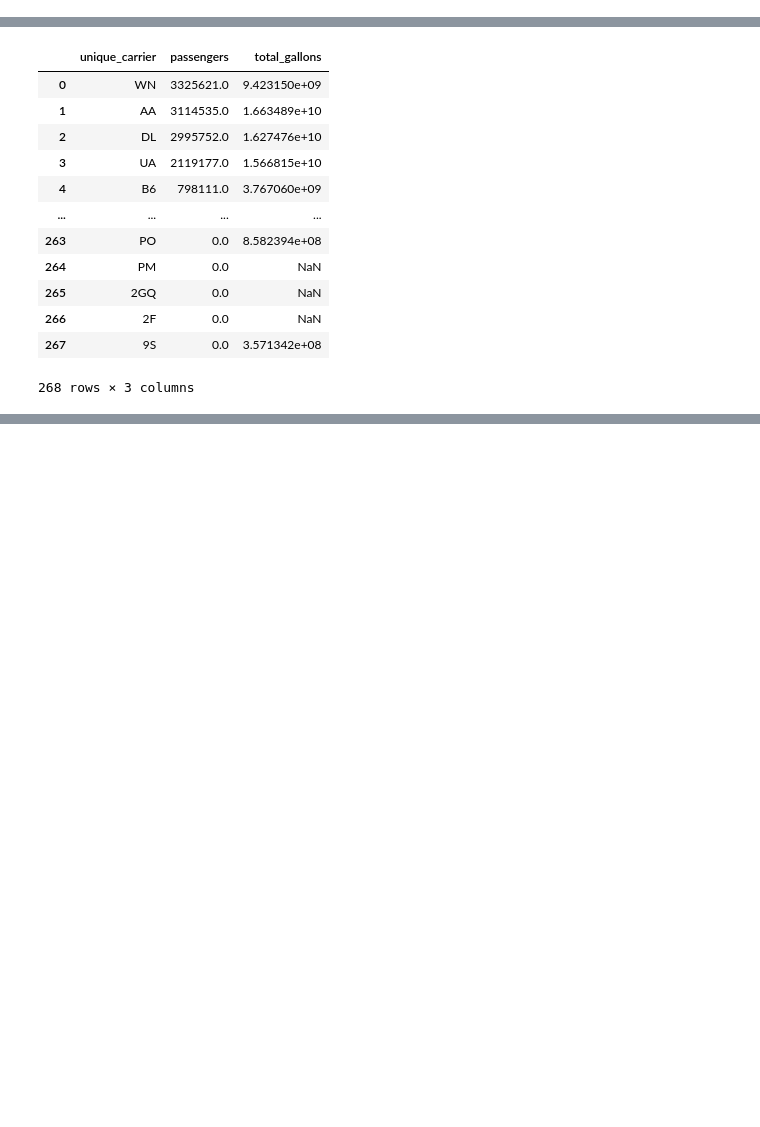
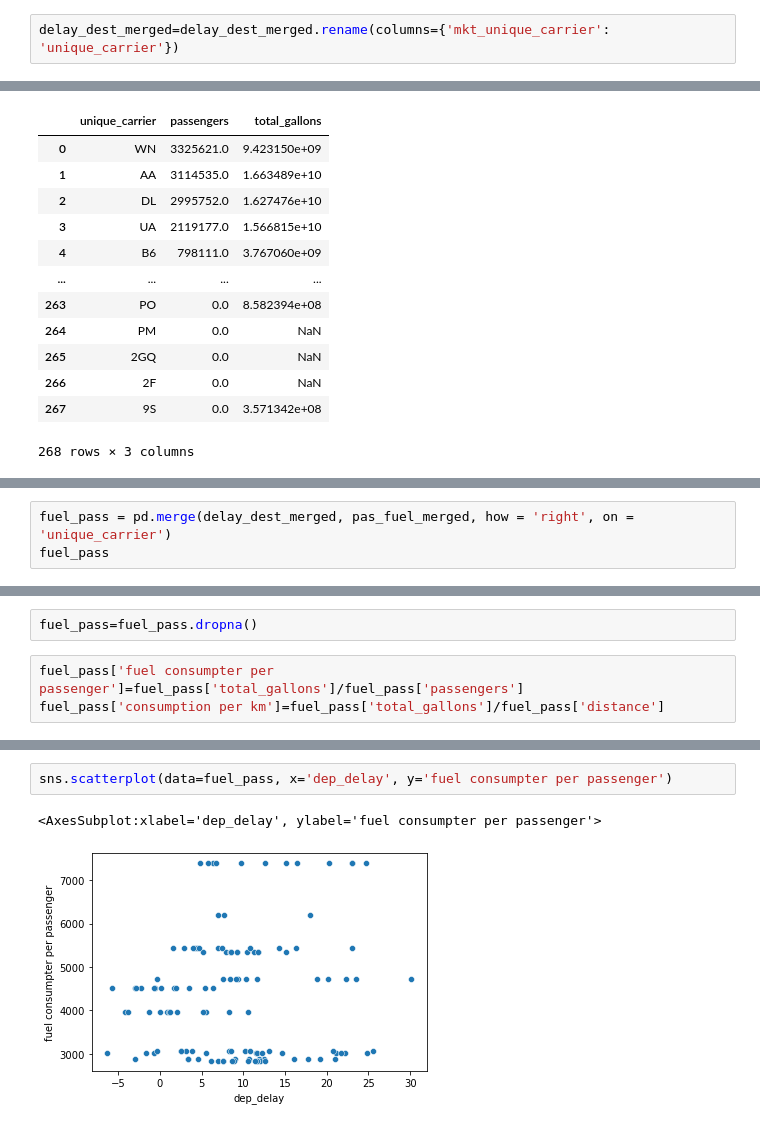
Before and after one commit to kevinhe107/lighthouse_midterm_flights, a Jupyter notebook: zabi/exploratory_analysis_zabih_incomplete.ipynb, the cells around one changed output, grey strips where cells are left out. Drawn from its saved outputs; the diff is of its cells as text; blank space fills up the shorter version.

```diff
--- a/zabi/exploratory_analysis_zabih_incomplete.ipynb
+++ b/zabi/exploratory_analysis_zabih_incomplete.ipynb
@@ -853,6 +897,8 @@ delay_dest_merged
 | 121 | UA | 12 | 20.261745 | 130261.0 |
 | 122 | WN | 12 | 11.420290 | 107494.0 |
 123 rows × 4 columns
+# %%
+delay_dest_merged=delay_dest_merged.rename(columns={'mkt_unique_carrier': 'unique_carrier'})
 # %%
 pas_fuel_merged=pd.merge(pas_by_carriers, fuel_by_carriers, how='left', on='unique_carrier').reset_index()
 pas_fuel_merged
@@ -879,0 +919,3 @@ dtype: int64
+# %%
+fuel_pass = pd.merge(delay_dest_merged, pas_fuel_merged, how = 'right', on = 'unique_carrier')
+fuel_pass
@@ -879,0 +936,5 @@ dtype: int64
+# %%
+fuel_pass=fuel_pass.dropna()
+# %%
+fuel_pass['fuel consumpter per passenger']=fuel_pass['total_gallons']/fuel_pass['passengers']
+fuel_pass['consumption per km']=fuel_pass['total_gallons']/fuel_pass['distance']
@@ -879,0 +962,5 @@ dtype: int64
+# %%
+sns.scatterplot(data=fuel_pass, x='dep_delay', y='fuel consumpter per passenger')
+# %% [output]
+<AxesSubplot:xlabel='dep_delay', ylabel='fuel consumpter per passenger'>
+[figure, added]
```
Also changed, not shown: parts of 9 cells of this notebook.
